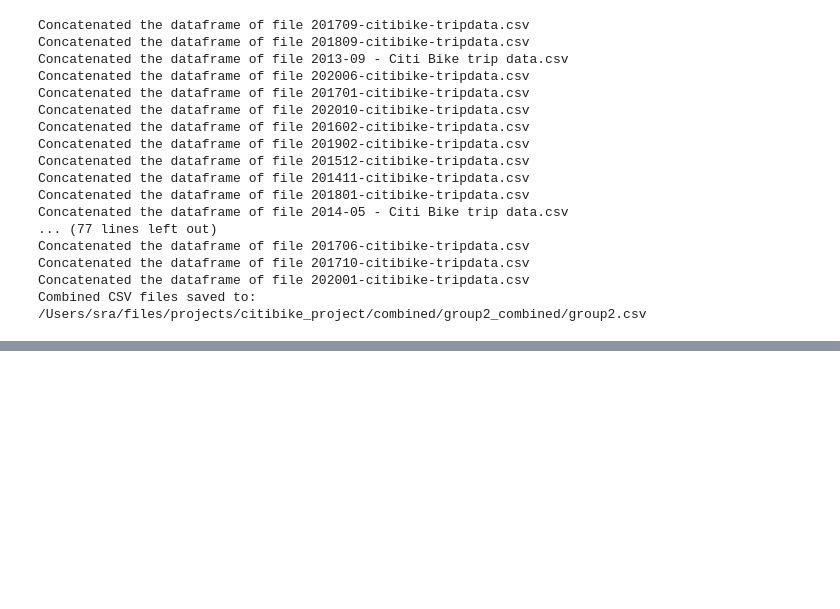
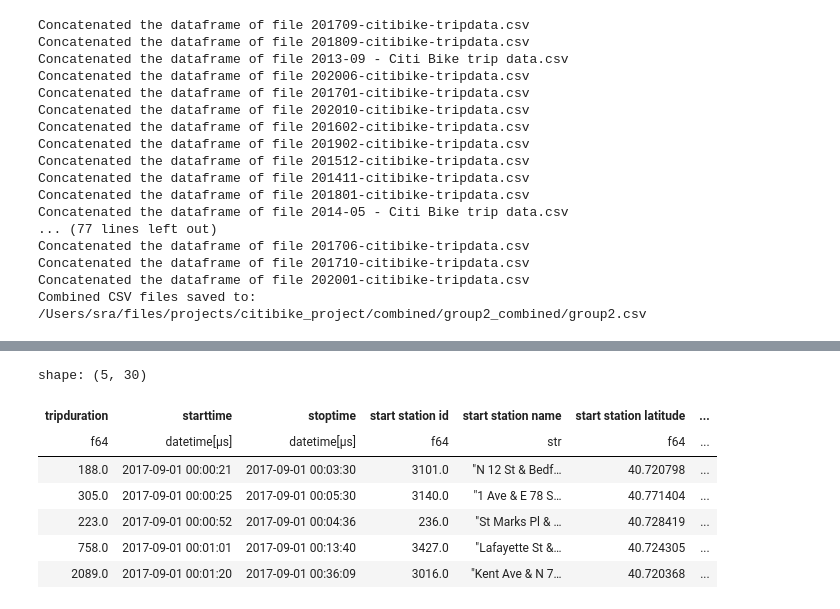
Before and after one commit to sralter/tour_de_city, a Jupyter notebook: 02_combining_datasets.ipynb, the cells around one changed output, grey strips where cells are left out. Saved outputs shown, nothing was run; the diff lists cells and outputs as text; code cells hidden in the pictures; blank space fills up the shorter version.

```diff
--- a/02_combining_datasets.ipynb
+++ b/02_combining_datasets.ipynb
@@ -772,0 +797,16 @@ Combined CSV files saved to: /Users/sra/files/projects/citibike_project/combined
+# %%
+q=(
+    pl.scan_csv(group2_location,ignore_errors=True,try_parse_dates=True)
+)
+
+group2_pl=q.collect()
+group2_pl.head()
+# %% [output]
+shape: (5, 30)
+| tripduration | starttime | stoptime | start station id | start station name | start station latitude | ... |
+| f64 | datetime[μs] | datetime[μs] | f64 | str | f64 | ... |
+| 188.0 | 2017-09-01 00:00:21 | 2017-09-01 00:03:30 | 3101.0 | "N 12 St & Bedf… | 40.720798 | ... |
+| 305.0 | 2017-09-01 00:00:25 | 2017-09-01 00:05:30 | 3140.0 | "1 Ave & E 78 S… | 40.771404 | ... |
+| 223.0 | 2017-09-01 00:00:52 | 2017-09-01 00:04:36 | 236.0 | "St Marks Pl & … | 40.728419 | ... |
+| 758.0 | 2017-09-01 00:01:01 | 2017-09-01 00:13:40 | 3427.0 | "Lafayette St &… | 40.724305 | ... |
+| 2089.0 | 2017-09-01 00:01:20 | 2017-09-01 00:36:09 | 3016.0 | "Kent Ave & N 7… | 40.720368 | ... |
```
Also changed, not shown: parts of 22 cells of this notebook.
